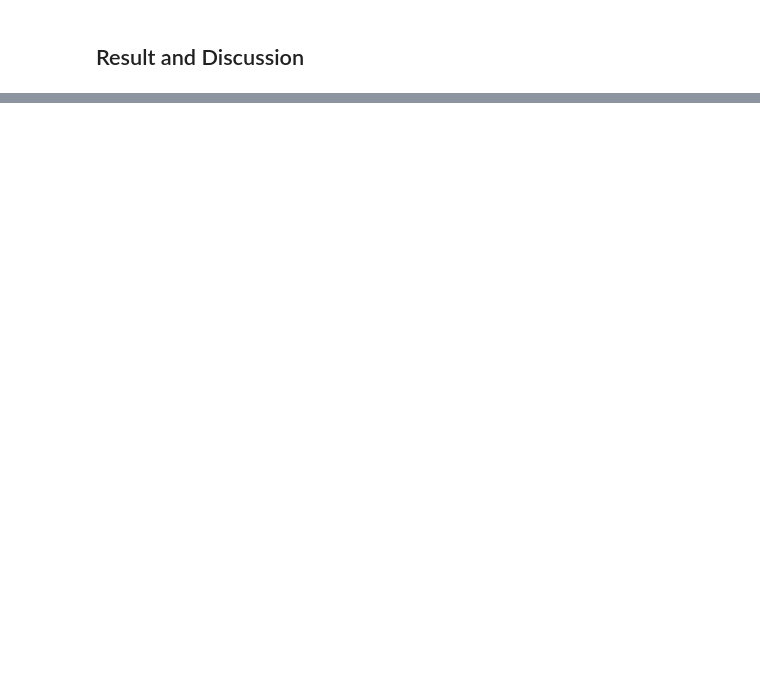
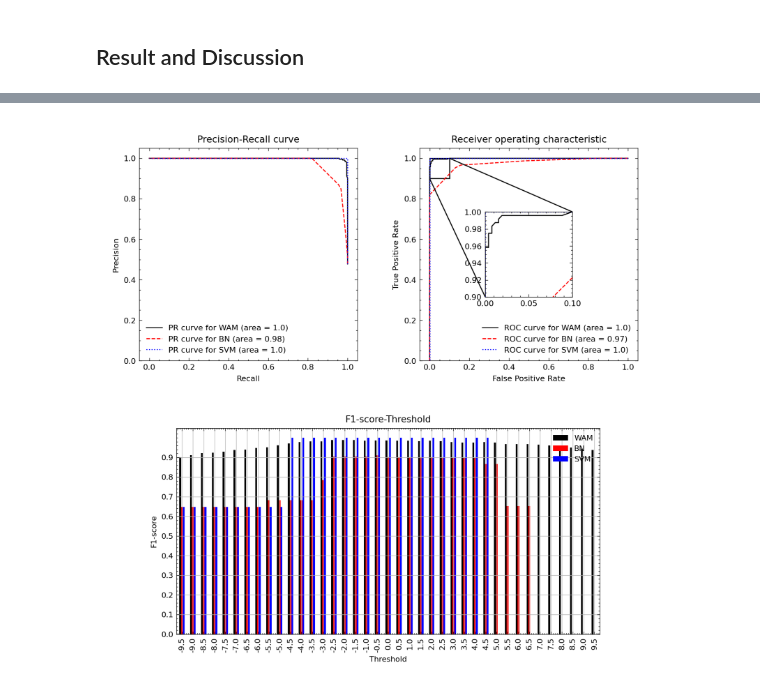
Before and after one commit to AdeBC/GSSR, a Jupyter notebook: Source/Report.ipynb, the cells around one changed output, grey strips where cells are left out. Drawn from its saved outputs; the diff is of its cells as text; code cells hidden in the pictures; blank space fills up the shorter version.

```diff
--- a/Source/Report.ipynb
+++ b/Source/Report.ipynb
@@ -245,0 +279,14 @@ future research
+# %%
+from mpl_toolkits.axes_grid1.inset_locator import mark_inset
+from mpl_toolkits.axes_grid1.inset_locator import inset_axes
+from matplotlib.patches import ConnectionPatch
+
+trange = np.arange(-40, 40, 0.5)
+ll = 0.9
+ur = 1.005
+
+evaltr_1 = Evaluator(labels=testing_set1['IsDonor'],
+                  wam_scores=scores_wam_1,
+                  bn_scores=scores_bn_1,
+                  svm_scores=scores_svm_1)
+#df = evaltr.Cal_Rc_Pr_F1S(evaltr.Confusion_table(np.arange(-30, 30, 1))['wam_scores']).copy()
@@ -245,0 +329,34 @@ future research
+# %%
+evaltr_2 = Evaluator(labels=testing_set2['IsDonor'],
+                  wam_scores=scores_wam_2,
+                  bn_scores=scores_bn_2,
+                  svm_scores=scores_svm_2)
+fig, ax = plt.subplots(1,1, figsize=(8,4), dpi=200)
+evaltr_2.F1_t_Curves(fig, ax, T_range=np.arange(-10,10,0.5), xlim=[-10,10])
+fig, ax = plt.subplots(1,1, figsize=(4,4), dpi=200)
+evaltr_2.ROC_Curves(fig, ax, T_range=trange, xlim=[-0.05, 1.05])
+fig, ax = plt.subplots(1,1, figsize=(4,4), dpi=200)
+evaltr_2.PR_Curves(fig, ax, T_range=trange, xlim=[-0.05, 1.05])
+
+figs = [pli.imread(i) for i in ['../Figures/F1_t.png', '../Figures/ROC.png',
+                                '../Figures/PRC.png']]
+
+def no_box(ax):
+    ax.set_xticks([])
+    ax.set_yticks([])
+    ax.axis('off')
+    for key, spine in ax.spines.items():
+        spine.set_visible(False)
+
+plt.figure(figsize=(12,12), dpi=200)
+plt.subplots_adjust(left=0.0,bottom=0.0,top=1,right=1)
+ax1 = plt.subplot(2,2,1)
+no_box(ax1); plt.imshow(figs[2])
+ax2 = plt.subplot(2,2,2)
+no_box(ax2); plt.imshow(figs[1])
+ax3 = plt.subplot(2,1,2)
+no_box(ax3); plt.imshow(figs[0])
+
+plt.tight_layout()
+# %% [output]
+[figure, added]
```
Also changed, not shown: parts of 67 cells of this notebook, 17 other files.
